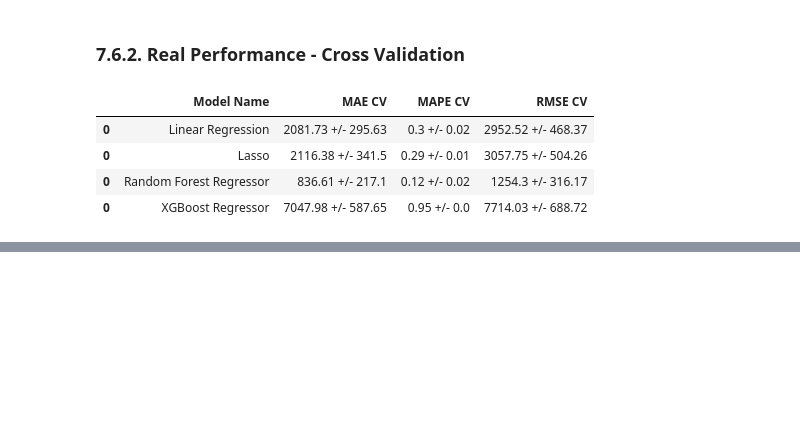
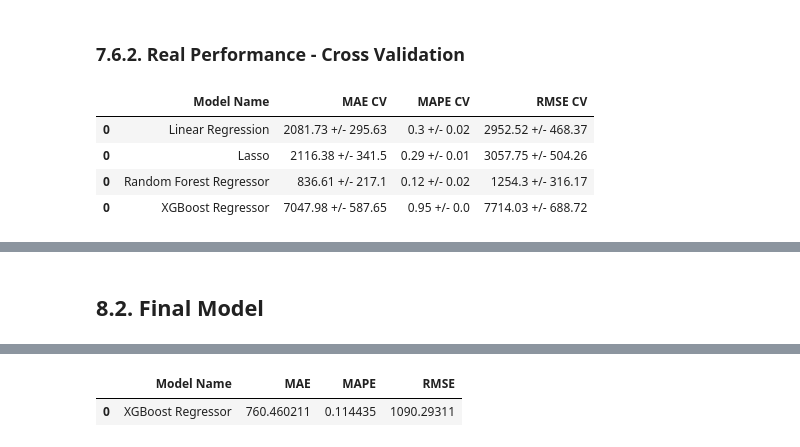
Before and after one commit to MarceloSilv47/rossman_store_sales, a Jupyter notebook: m02_v01_store_sale_prediction.ipynb, the cells around one changed output, grey strips where cells are left out. Cells and saved outputs as stored; diff of their text form; code cells hidden in the pictures; blank space fills up the shorter version.

```diff
--- a/m02_v01_store_sale_prediction.ipynb
+++ b/m02_v01_store_sale_prediction.ipynb
@@ -1100,0 +1155,28 @@ modelling_result_cv
+# %% [markdown]
+## 8.2. Final Model
+# %%
+param_tuned = {
+'n_estimators': 3000,
+'eta': 0.03,
+'max_depth': 5,
+'subsample': 0.7,
+'colsample_bytree': 0.7,
+'min_child_weight': 3
+}
+# %%
+# model
+model_xgb_tuned = xgb.XGBRegressor( objective='reg:squarederror',
+n_estimators=param_tuned['n_estimators'],
+eta=param_tuned['eta'],
+max_depth=param_tuned['max_depth'],
+subsample=param_tuned['subsample'],
+colsample_bytee=param_tuned['colsample_bytree'],
+min_child_weight=param_tuned['min_child_weight'] ).fit( x_train, y_train )
+
+# prediction
+yhat_xgb_tuned = model_xgb_tuned.predict( x_test )
+
+# performance
+xgb_result_tuned = ml_error( 'XGBoost Regressor', np.expm1( y_test ), np.expm1( yhat_xgb_tuned ) )
+xgb_result_tuned
+# %% [output]
@@ -1100,0 +1185,2 @@ modelling_result_cv
+|  | Model Name | MAE | MAPE | RMSE |
+| 0 | XGBoost Regressor | 760.460211 | 0.114435 | 1090.29311 |
```
Also changed, not shown: parts of 5 cells of this notebook.
